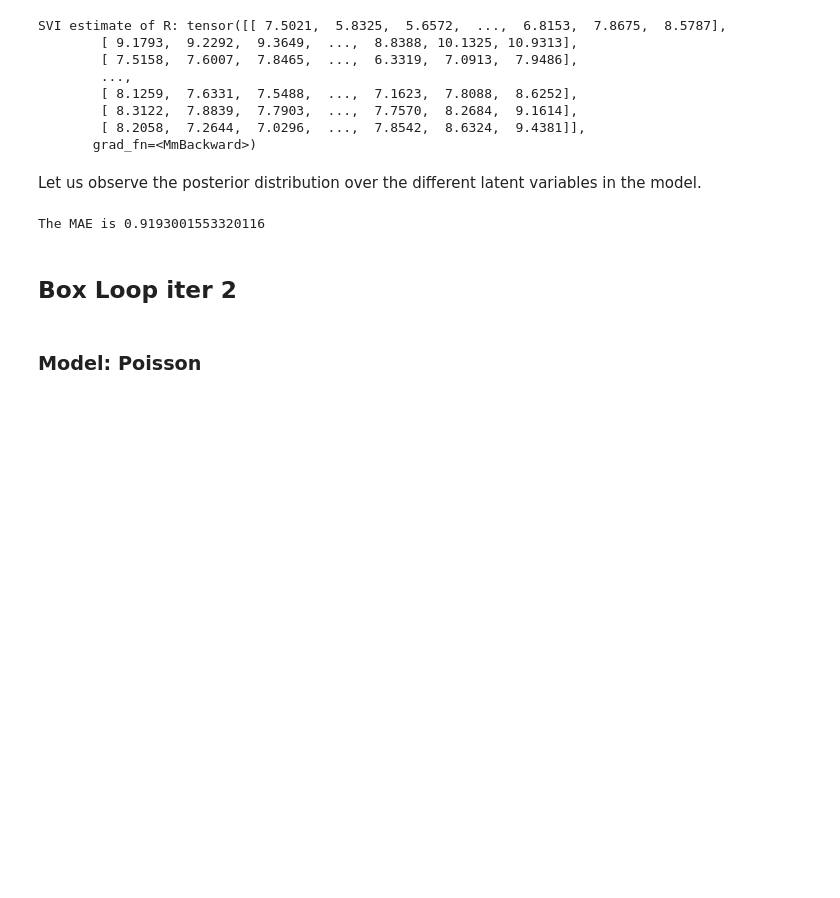
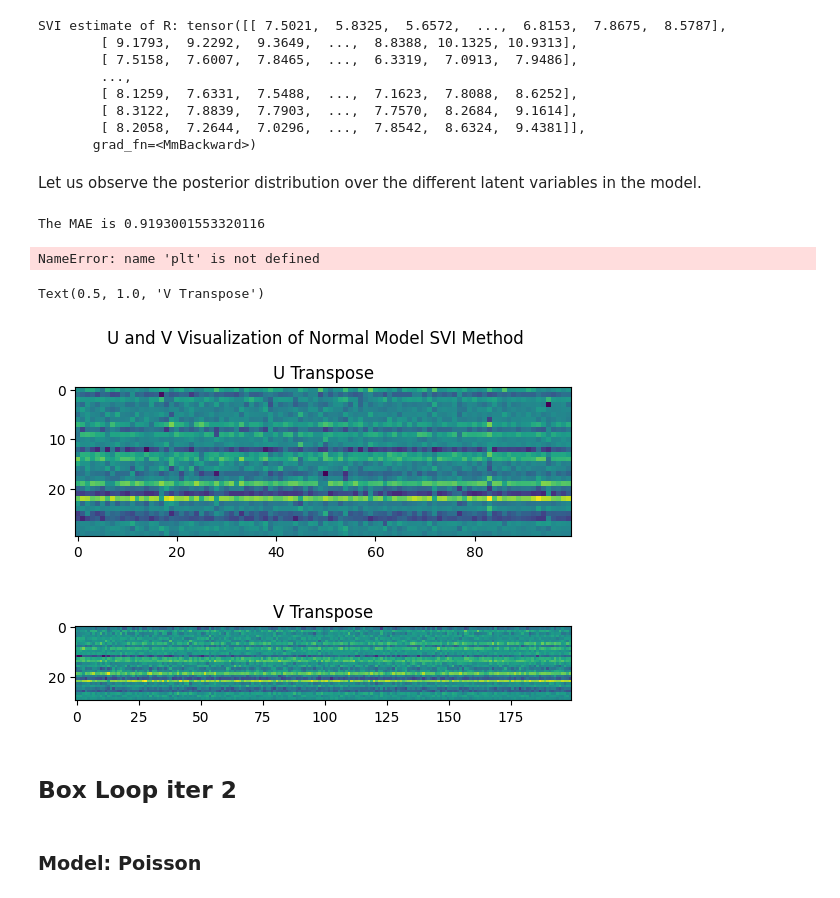
Before and after one commit to wq1701/mlpp_final, a Jupyter notebook: final-project/anime_recommendation.ipynb, the cells around one changed output. Cells and saved outputs as stored; diff of their text form; code cells hidden in the pictures; blank space fills up the shorter version.

Commit message:
add visualization function

```diff
--- a/final-project/anime_recommendation.ipynb
+++ b/final-project/anime_recommendation.ipynb
@@ -135,6 +135,20 @@ Let us observe the posterior distribution over the different latent variables in
 print('The MAE is', mae_list[-1])
 # %% [output]
 The MAE is 0.9193001553320116
+# %%
+U_V_visualization()
+# %% [output]
+NameError: name 'plt' is not defined
+# %%
+fig, (ax1, ax2) = plt.subplots(2, 1)
+fig.suptitle('U and V Visualization of Normal Model SVI Method')
+ax1.imshow(pyro.param("u_mean").t().detach().numpy(), interpolation='nearest')
+ax1.set_title("U Transpose")
+ax2.imshow(pyro.param("v_mean").t().detach().numpy(), interpolation='nearest')
+ax2.set_title("V Transpose")
+# %% [output]
+Text(0.5, 1.0, 'V Transpose')
+[figure, added]
 # %% [markdown]
 ## Box Loop iter 2
 # %% [markdown]
```
Also changed, not shown: parts of 1 cell of this notebook, 1 other file.
